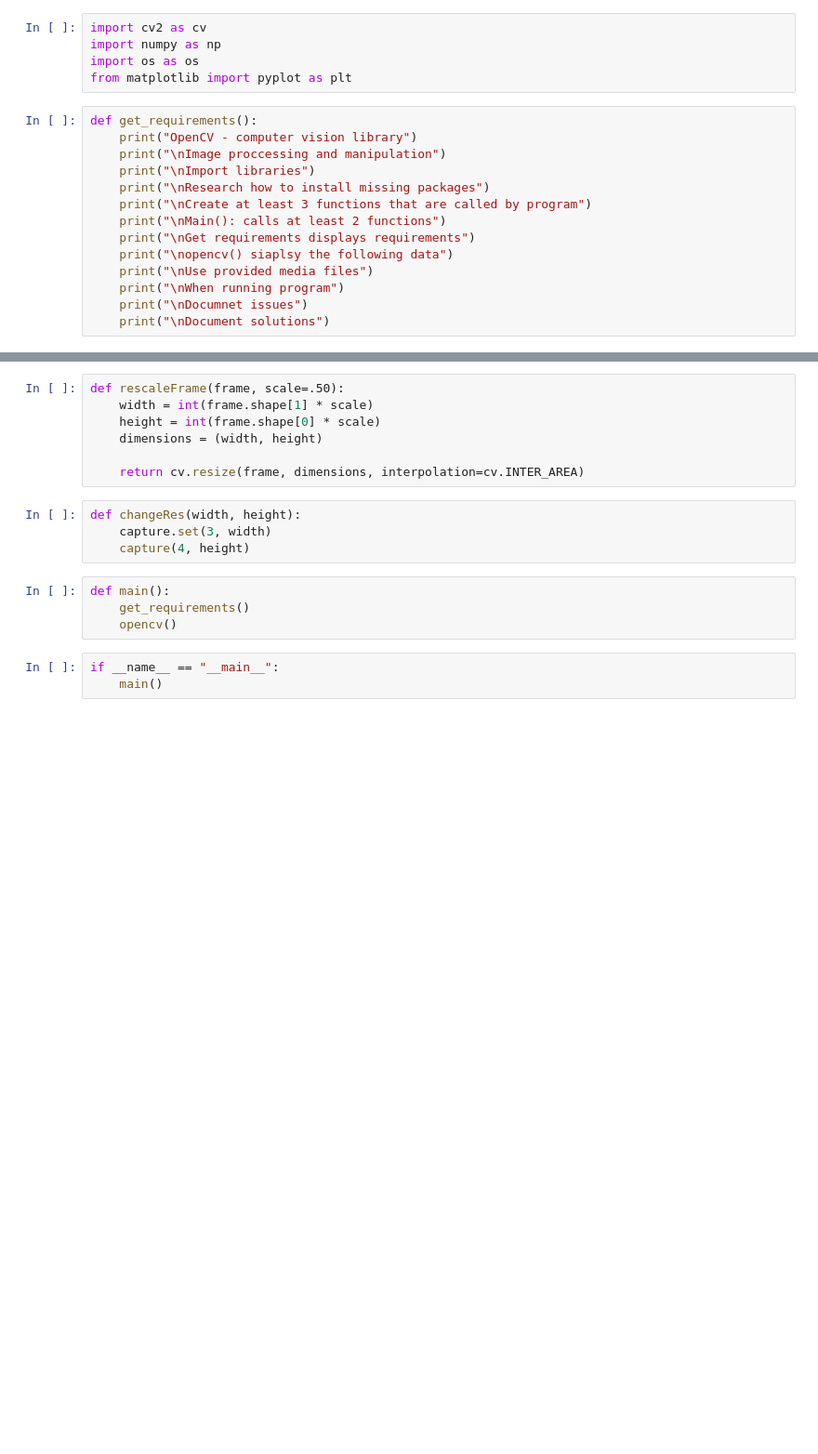
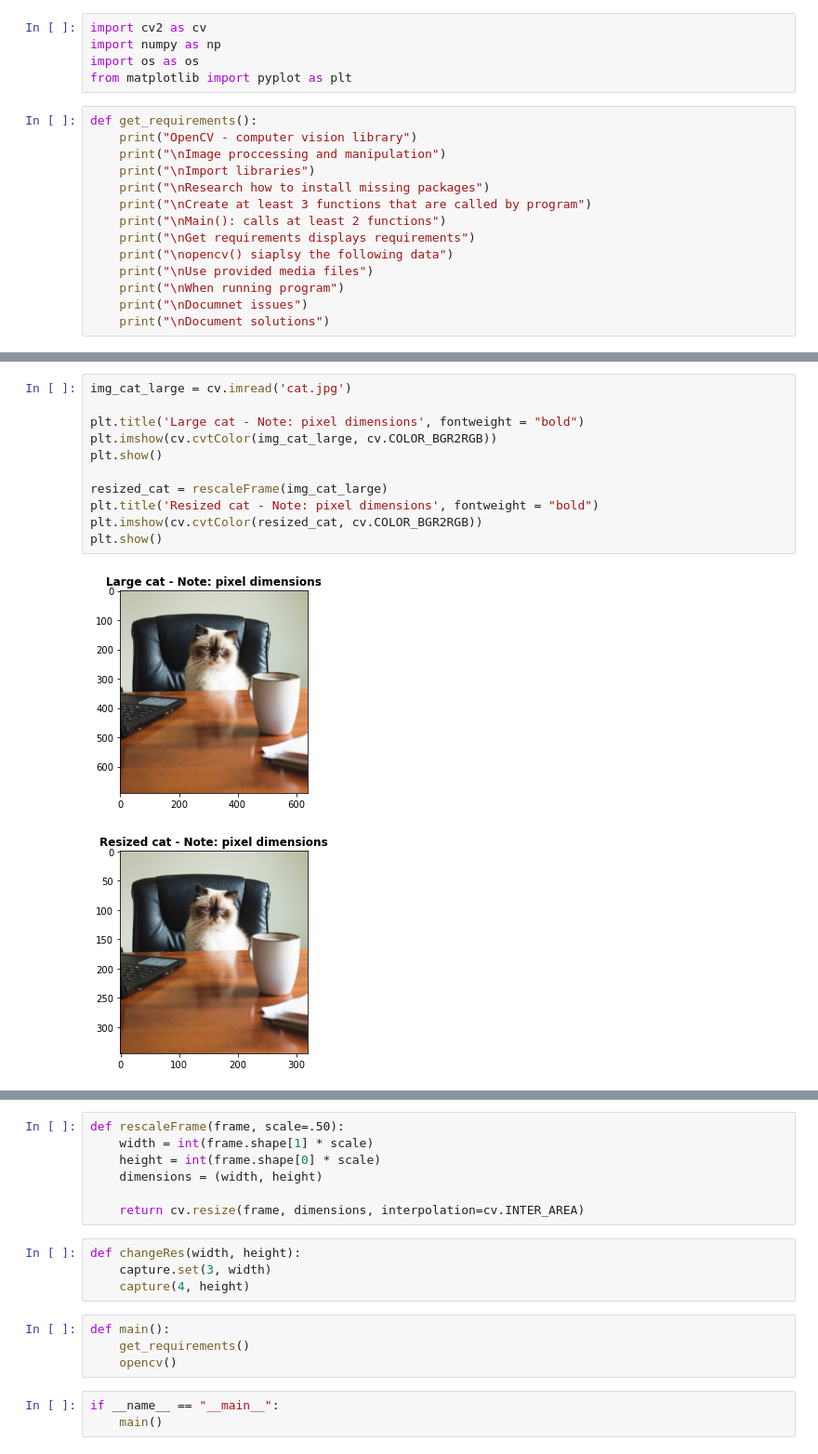
Before and after one commit to jdanthdavis/lis4905, a Jupyter notebook: projects/mm19ch/week10/docs/week10.ipynb, the cells around one changed output, grey strips where cells are left out. Shown at 93% size. Cells and saved outputs as stored; diff of their text form; blank space fills up the shorter version.

```diff
--- a/projects/mm19ch/week10/docs/week10.ipynb
+++ b/projects/mm19ch/week10/docs/week10.ipynb
@@ -100,0 +91,14 @@ def opencv():
+# %%
+img_cat_large = cv.imread('cat.jpg')
+
+plt.title('Large cat - Note: pixel dimensions', fontweight = "bold")
+plt.imshow(cv.cvtColor(img_cat_large, cv.COLOR_BGR2RGB))
+plt.show()
+
+resized_cat = rescaleFrame(img_cat_large)
+plt.title('Resized cat - Note: pixel dimensions', fontweight = "bold")
+plt.imshow(cv.cvtColor(resized_cat, cv.COLOR_BGR2RGB))
+plt.show()
+# %% [output]
+[figure, added]
+[figure, added]
```
Also changed, not shown: parts of 5 cells of this notebook, 21 other files.
